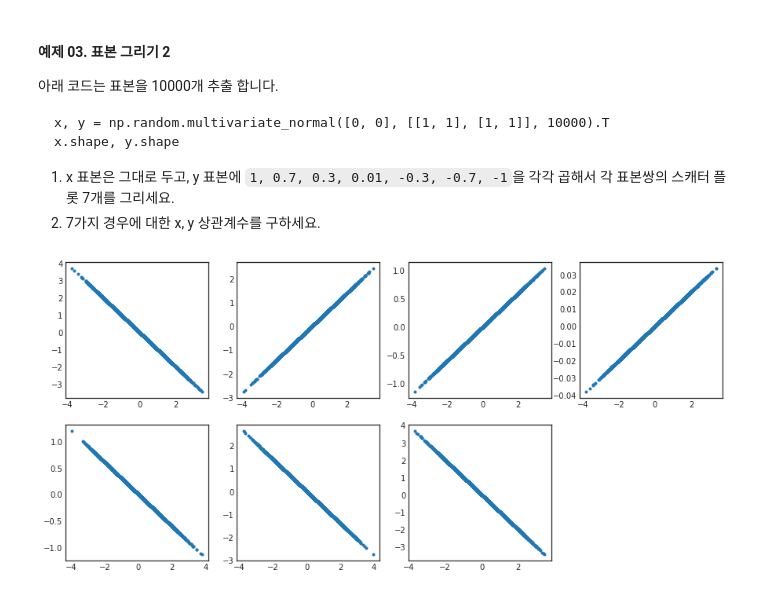
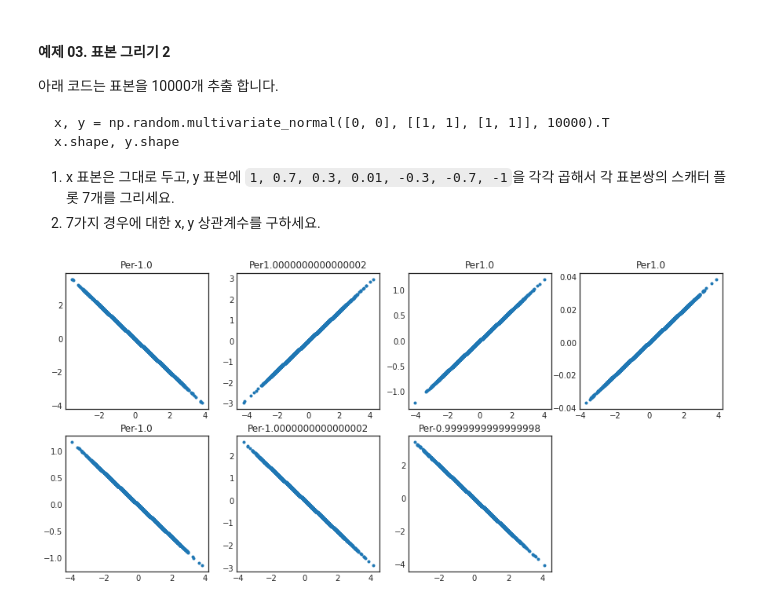
Before and after one commit to LeeHuiJong/DataAnalysis_ML, a Jupyter notebook: ch03_03_기대값과_분산.ipynb, the cells around one changed output. Cells and saved outputs as stored; diff of their text form; code cells hidden in the pictures.

```diff
--- a/ch03_03_기대값과_분산.ipynb
+++ b/ch03_03_기대값과_분산.ipynb
@@ -307,5 +307,6 @@ plt.figure(figsize=(15,7)) # 그래프 크기 조정
 for i, a in enumerate([-1,0.7,0.3,0.01,-0.3,-0.7,-1]):  # enumerate를 사용해 a값의 번호를 정해준다.
   x, y = np.random.multivariate_normal([0, 0], [[1, a], [a, 1]], 10000).T
   plt.subplot(2,4,i+1)
+  plt.title(f'Per{Pe(x,y)}')  # 타이틀을 각각의 상관계수로 정한다.
   plt.scatter(x,y, marker='.')
 # %% [output]
@@ -328,8 +329,9 @@ x.shape, y.shape
 # %%
 plt.figure(figsize=(15,7))
 for i, a in enumerate([-1,0.7,0.3,0.01,-0.3,-0.7,-1]):
   x, y = np.random.multivariate_normal([0, 0], [[1, 1], [1, 1]], 10000).T
   plt.subplot(2,4,i+1)
+  plt.title(f'Per{Pe(x,y*a)}')  # 타이틀을 각각의 상관계수로 정한다.
   plt.scatter(x,y*a, marker='.')
 # %% [output]
-[figure, old version]
+[figure, new version]
```
Also changed, not shown: parts of 1 cell of this notebook.
